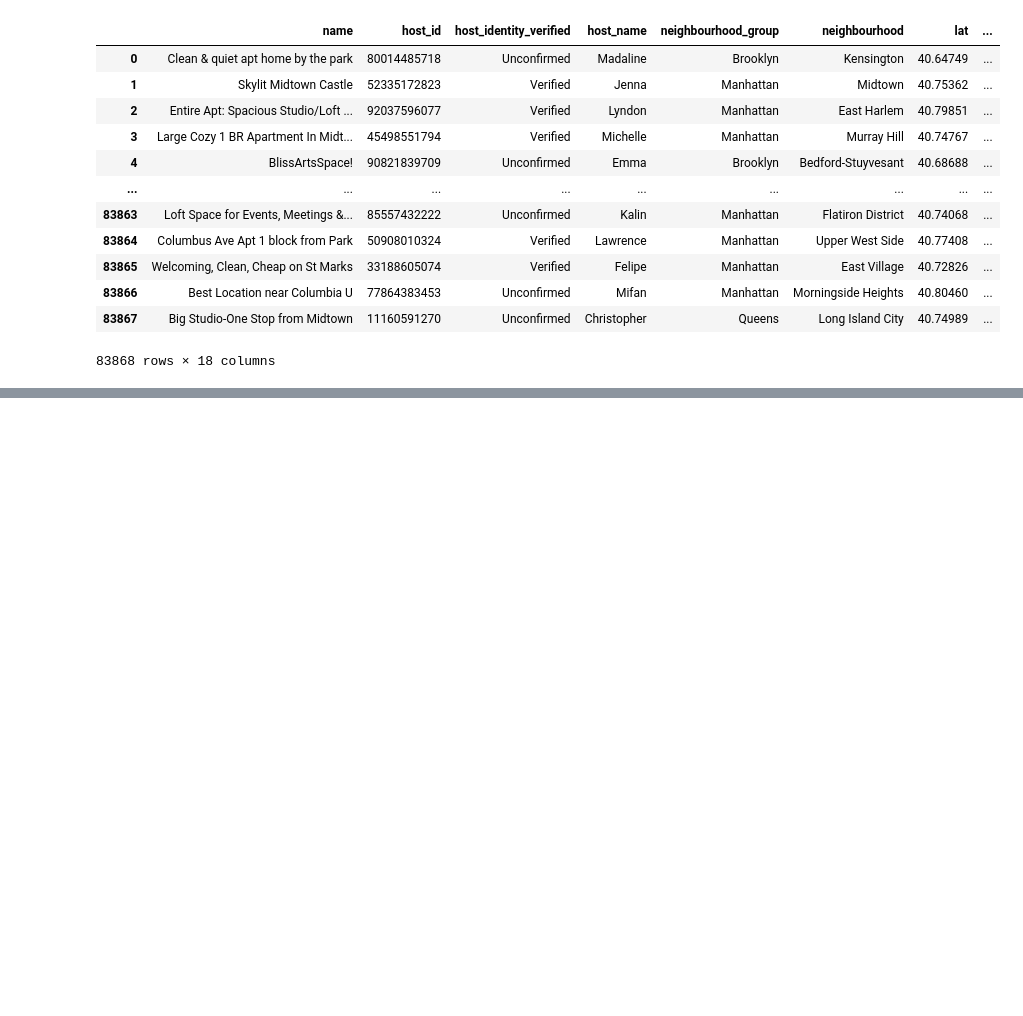
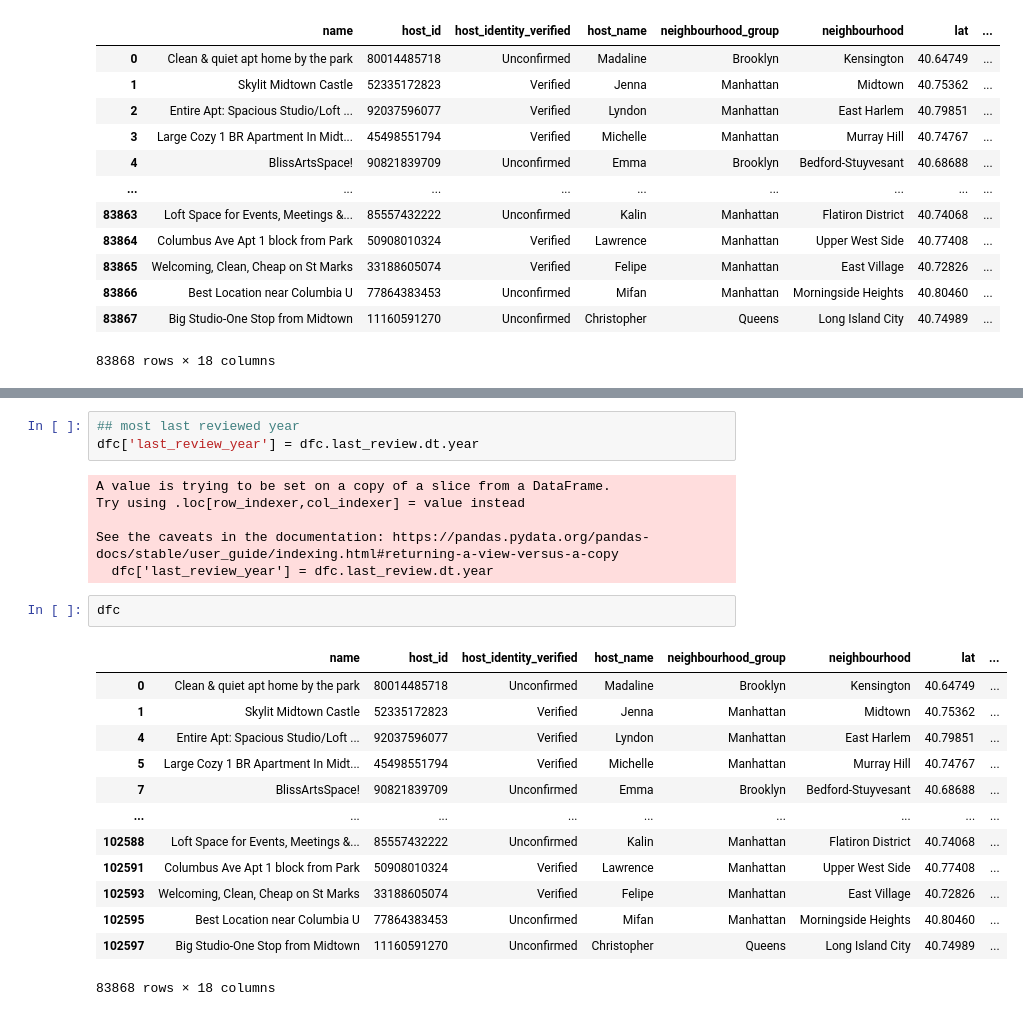
Before and after one commit to JoeAdelmous/airbnb-data-analysis, a Jupyter notebook: Airbnb.ipynb, the cells around one changed output, grey strips where cells are left out. Drawn from its saved outputs; the diff is of its cells as text; blank space fills up the shorter version.

```diff
--- a/Airbnb.ipynb
+++ b/Airbnb.ipynb
@@ -224,0 +661,25 @@ df2
+# %%
+## most last reviewed year
+dfc['last_review_year'] = dfc.last_review.dt.year
+# %% [output]
+A value is trying to be set on a copy of a slice from a DataFrame.
+Try using .loc[row_indexer,col_indexer] = value instead
+
+See the caveats in the documentation: https://pandas.pydata.org/pandas-docs/stable/user_guide/indexing.html#returning-a-view-versus-a-copy
+  dfc['last_review_year'] = dfc.last_review.dt.year
+# %%
+dfc
+# %% [output]
+|  | name | host_id | host_identity_verified | host_name | neighbourhood_group | neighbourhood | lat | ... |
+| 0 | Clean & quiet apt home by the park | 80014485718 | Unconfirmed | Madaline | Brooklyn | Kensington | 40.64749 | ... |
+| 1 | Skylit Midtown Castle | 52335172823 | Verified | Jenna | Manhattan | Midtown | 40.75362 | ... |
+| 4 | Entire Apt: Spacious Studio/Loft ... | 92037596077 | Verified | Lyndon | Manhattan | East Harlem | 40.79851 | ... |
+| 5 | Large Cozy 1 BR Apartment In Midt... | 45498551794 | Verified | Michelle | Manhattan | Murray Hill | 40.74767 | ... |
+| 7 | BlissArtsSpace! | 90821839709 | Unconfirmed | Emma | Brooklyn | Bedford-Stuyvesant | 40.68688 | ... |
+| ... | ... | ... | ... | ... | ... | ... | ... | ... |
+| 102588 | Loft Space for Events, Meetings &... | 85557432222 | Unconfirmed | Kalin | Manhattan | Flatiron District | 40.74068 | ... |
+| 102591 | Columbus Ave Apt 1 block from Park | 50908010324 | Verified | Lawrence | Manhattan | Upper West Side | 40.77408 | ... |
+| 102593 | Welcoming, Clean, Cheap on St Marks | 33188605074 | Verified | Felipe | Manhattan | East Village | 40.72826 | ... |
+| 102595 | Best Location near Columbia U | 77864383453 | Unconfirmed | Mifan | Manhattan | Morningside Heights | 40.80460 | ... |
+| 102597 | Big Studio-One Stop from Midtown | 11160591270 | Unconfirmed | Christopher | Queens | Long Island City | 40.74989 | ... |
+83868 rows × 18 columns
```
Also changed, not shown: parts of 49 cells of this notebook.
